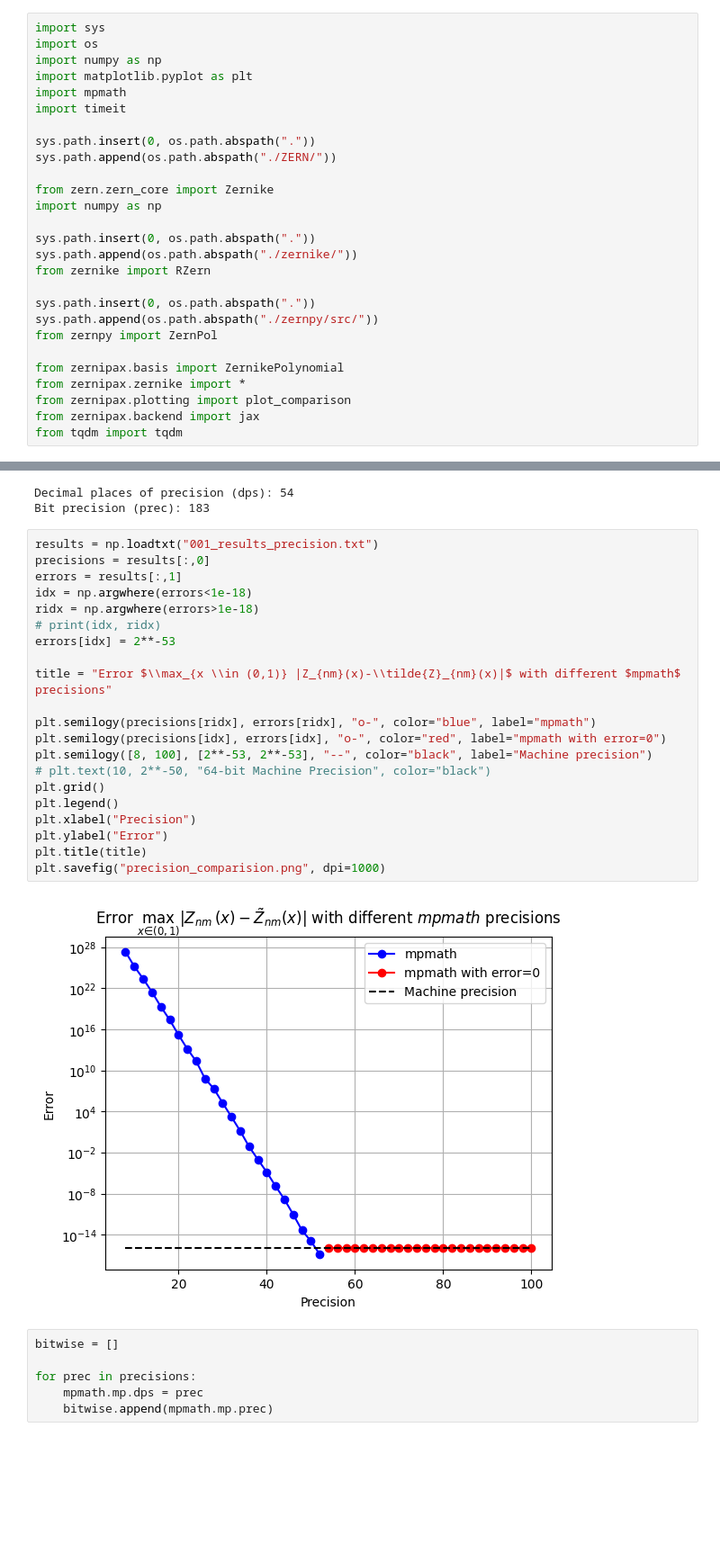
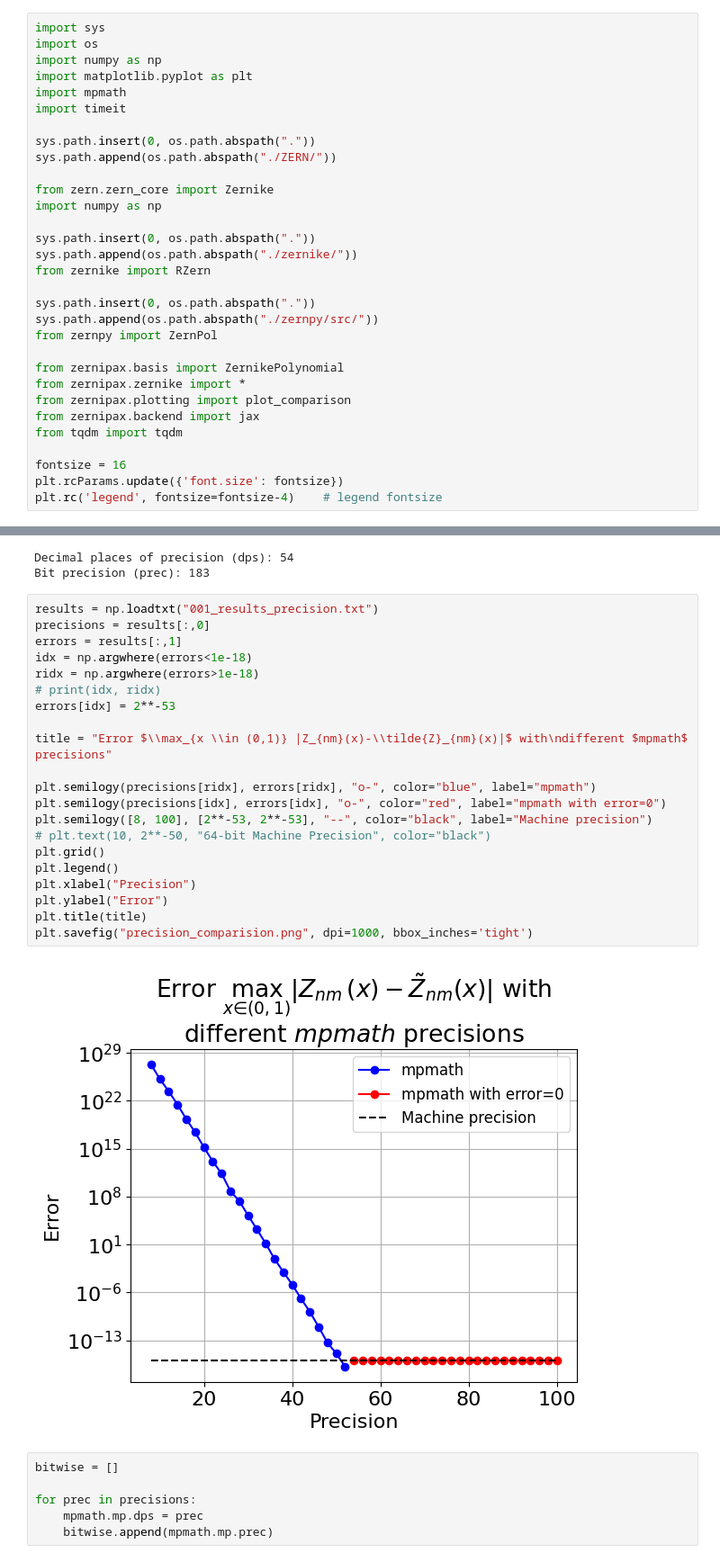
Before and after one commit to PlasmaControl/Zernike-Paper, a Jupyter notebook: paper_benchmarks.ipynb, the cells around one changed output, grey strips where cells are left out. Shown at 90% size. Drawn from its saved outputs; the diff is of its cells as text; blank space fills up the shorter version.

```diff
--- a/paper_benchmarks.ipynb
+++ b/paper_benchmarks.ipynb
@@ -25,3 +25,7 @@ from zernipax.zernike import *
 from zernipax.plotting import plot_comparison
 from zernipax.backend import jax
 from tqdm import tqdm
+
+fontsize = 16
+plt.rcParams.update({'font.size': fontsize})
+plt.rc('legend', fontsize=fontsize-4)    # legend fontsize
@@ -56,26 +45,26 @@ Bit precision (prec): 183
 # %%
 results = np.loadtxt("001_results_precision.txt")
 precisions = results[:,0]
 errors = results[:,1]
 idx = np.argwhere(errors<1e-18)
 ridx = np.argwhere(errors>1e-18)
 # print(idx, ridx)
 errors[idx] = 2**-53
 
-title = "Error $\\max_{x \\in (0,1)} |Z_{nm}(x)-\\tilde{Z}_{nm}(x)|$ with different $mpmath$ precisions"
+title = "Error $\\max_{x \\in (0,1)} |Z_{nm}(x)-\\tilde{Z}_{nm}(x)|$ with\ndifferent $mpmath$ precisions"
 
 plt.semilogy(precisions[ridx], errors[ridx], "o-", color="blue", label="mpmath")
 plt.semilogy(precisions[idx], errors[idx], "o-", color="red", label="mpmath with error=0")
 plt.semilogy([8, 100], [2**-53, 2**-53], "--", color="black", label="Machine precision")
 # plt.text(10, 2**-50, "64-bit Machine Precision", color="black")
 plt.grid()
 plt.legend()
 plt.xlabel("Precision")
 plt.ylabel("Error")
 plt.title(title)
-plt.savefig("precision_comparision.png", dpi=1000)
+plt.savefig("precision_comparision.png", dpi=1000, bbox_inches='tight')
 # %% [output]
-[figure, old version]
+[figure, new version]
 # %%
 bitwise = []
 
```
Also changed, not shown: parts of 6 cells of this notebook, 3 other files.
